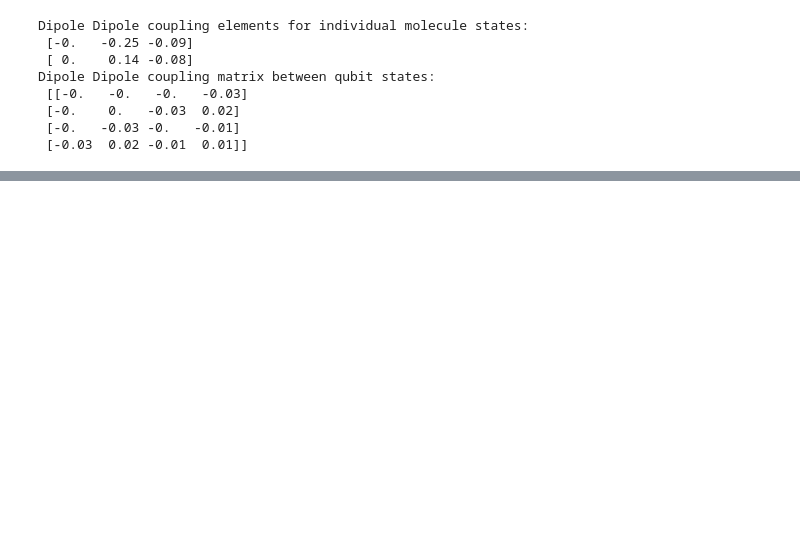
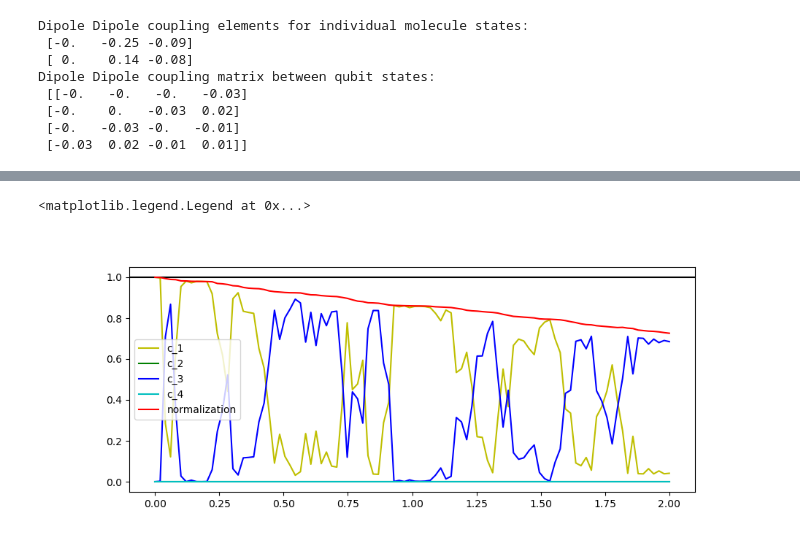
Before and after one commit to pmeshkov/PHY487Research, a Jupyter notebook: NextSteps/testing_no_HFS.ipynb, the cells around one changed output, grey strips where cells are left out. Cells and saved outputs as stored; diff of their text form; code cells hidden in the pictures; blank space fills up the shorter version.

```diff
--- a/NextSteps/testing_no_HFS.ipynb
+++ b/NextSteps/testing_no_HFS.ipynb
@@ -474,7 +486,7 @@ eigenstateind2 = 1
 
 dip_int_q1 = [dipole_dipole_matrix_elem(eigenvectors_1[eigenstateind1], eigenvectors_1[eigenstateind1], basis), dipole_dipole_matrix_elem(eigenvectors_1[eigenstateind1], eigenvectors_1[eigenstateind2], basis), dipole_dipole_matrix_elem(eigenvectors_1[eigenstateind2], eigenvectors_1[eigenstateind2], basis)]
 
-dip_int_q2 = [dipole_dipole_matrix_elem(eigenvectors_2[0], eigenvectors_2[0], basis), dipole_dipole_matrix_elem(eigenvectors_2[0], eigenvectors_2[1], basis), dipole_dipole_matrix_elem(eigenvectors_2[1], eigenvectors_2[1], basis)]
+dip_int_q2 = [dipole_dipole_matrix_elem(eigenvectors_2[eigenstateind1], eigenvectors_2[eigenstateind1], basis), dipole_dipole_matrix_elem(eigenvectors_2[eigenstateind1], eigenvectors_2[eigenstateind2], basis), dipole_dipole_matrix_elem(eigenvectors_2[eigenstateind2], eigenvectors_2[eigenstateind2], basis)]
 
 dip_matrix = np.array([
     [dip_int_q1[0]*dip_int_q2[0], dip_int_q1[0]*dip_int_q2[1], dip_int_q1[1]*dip_int_q2[0], dip_int_q1[1]*dip_int_q2[1]],
@@ -498,0 +555,37 @@ Dipole Dipole coupling matrix between qubit states:
+# %%
+def rhs (t, psi):
+    system = MHz_H_0 + MHz_V_dd + MHz_V_laser*V_laser(t)
+    dpsi_dt = np.dot(system, psi) * -1j * 2*math.pi * 1e-6
+    return dpsi_dt
+
+# We start in the |00> state
+psi_0 = [1+0j,0+0j,0+0j,0+0j]
+
+t0 = 0
+tfinal = 2
+ts = np.linspace(t0, tfinal, 100)
+
+sol = solve_ivp(rhs, [t0, tfinal], psi_0, t_eval=ts, method = 'BDF')
+# %%
+c_1 = sol.y[0]
+c_2 = sol.y[1]
+c_3 = sol.y[2]
+c_4 = sol.y[3]
+
+c_1_square = np.abs(c_1)**2
+c_2_square = np.abs(c_2)**2
+c_3_square = np.abs(c_3)**2
+c_4_square = np.abs(c_4)**2
+
+
+fig, ax = plt.subplots(figsize=(10,4))
+ax.plot(sol.t, c_1_square, 'y', label='c_1')
+ax.plot(sol.t, c_2_square, 'g', label='c_2')
+ax.plot(sol.t, c_3_square, 'b', label='c_3')
+ax.plot(sol.t, c_4_square, 'c', label='c_4')
+ax.axhline(1, c='k')
+ax.plot(sol.t, c_1_square+c_2_square+c_3_square+c_4_square, 'red', label = 'normalization')
+ax.legend()
+# %% [output]
+<matplotlib.legend.Legend at 0x...>
+[figure, added]
```
Also changed, not shown: parts of 11 cells of this notebook, 1 other file.
